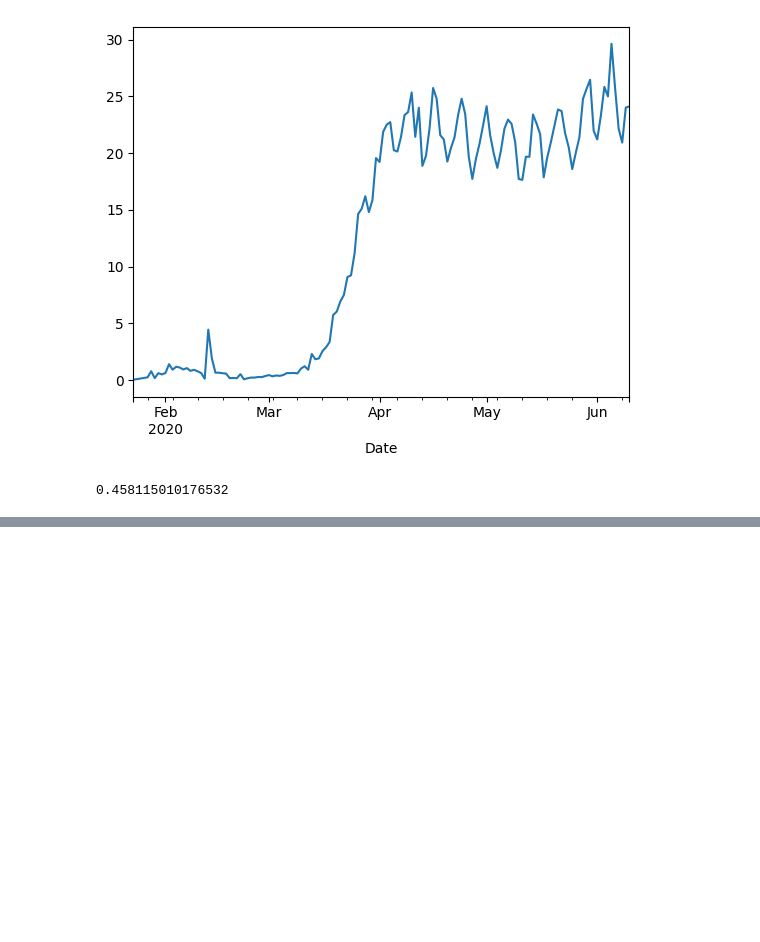
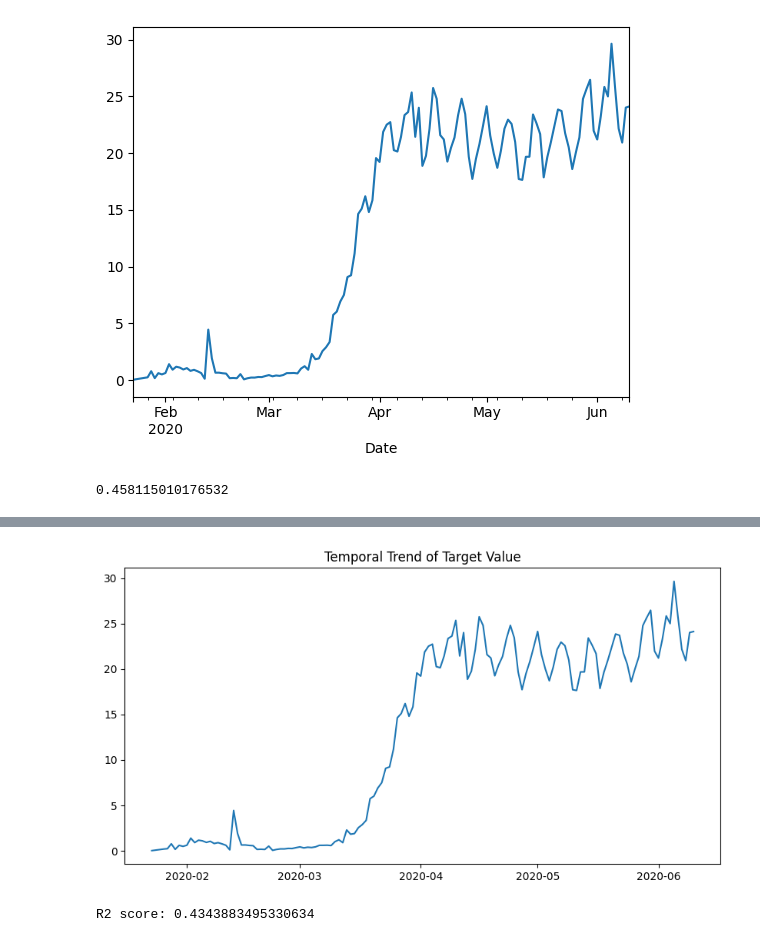
Before and after one commit to Zoeyarusudo/spatiotemporal-health-model, a Jupyter notebook: analysis.ipynb, the cells around one changed output, grey strips where cells are left out. Saved outputs shown, nothing was run; the diff lists cells and outputs as text; code cells hidden in the pictures; blank space fills up the shorter version.

```diff
--- a/analysis.ipynb
+++ b/analysis.ipynb
@@ -205,0 +231,28 @@ model.score(X_test, y_test)
+# %%
+train["Date"] = pd.to_datetime(train["Date"])
+
+daily = train.groupby("Date")["TargetValue"].mean()
+
+import matplotlib.pyplot as plt
+
+plt.figure(figsize=(10,5))
+plt.plot(daily)
+plt.title("Temporal Trend of Target Value")
+plt.show()
+# %% [output]
+[figure, added]
+# %%
+from sklearn.model_selection import train_test_split
+from sklearn.ensemble import RandomForestRegressor
+
+X = train[["Population", "Weight"]]
+y = train["TargetValue"]
+
+X_train, X_test, y_train, y_test = train_test_split(X, y, test_size=0.2)
+
+model = RandomForestRegressor()
+model.fit(X_train, y_train)
+
+print("R2 score:", model.score(X_test, y_test))
+# %% [output]
+R2 score: 0.4343883495330634
```
Also changed, not shown: parts of 3 cells of this notebook.
